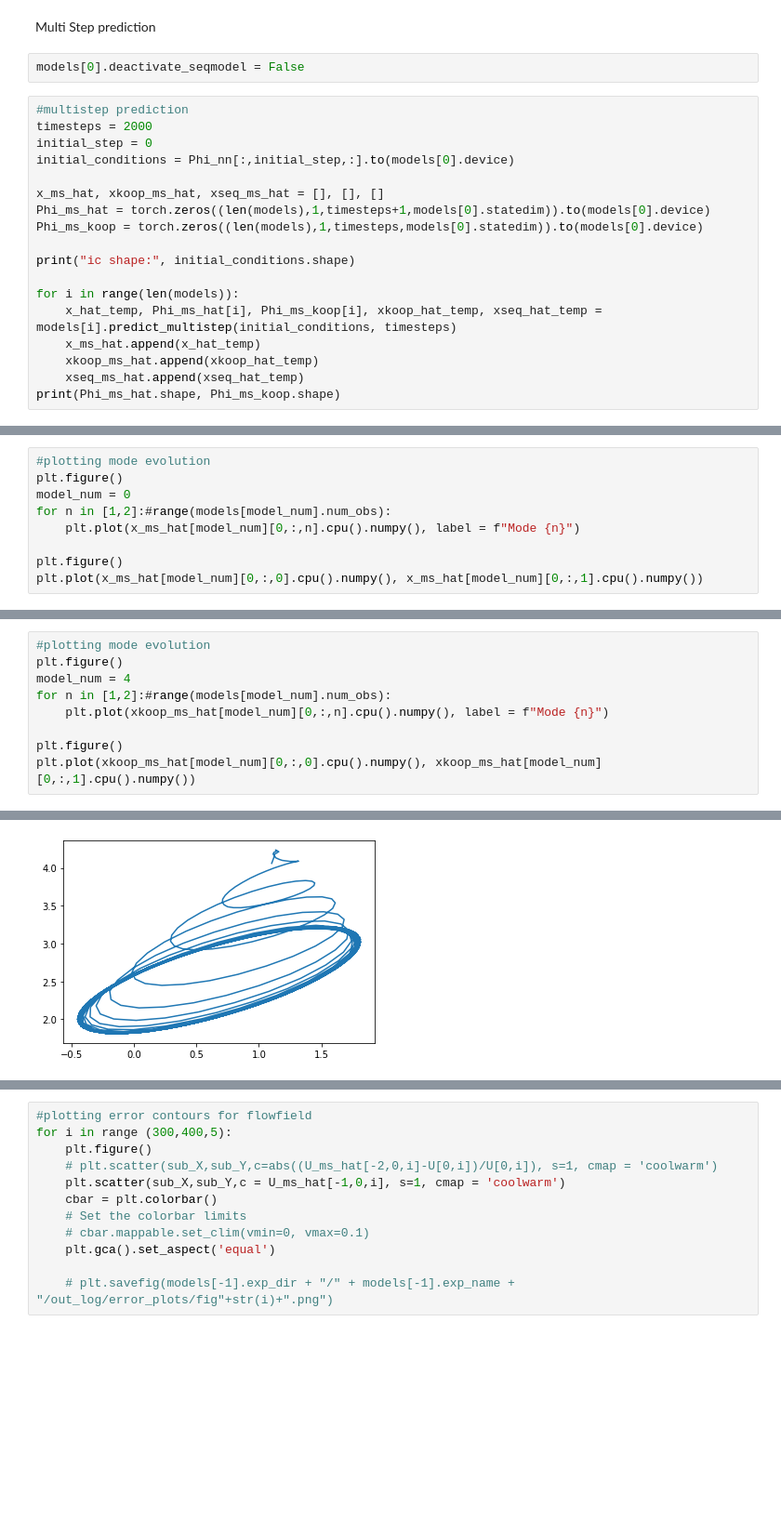
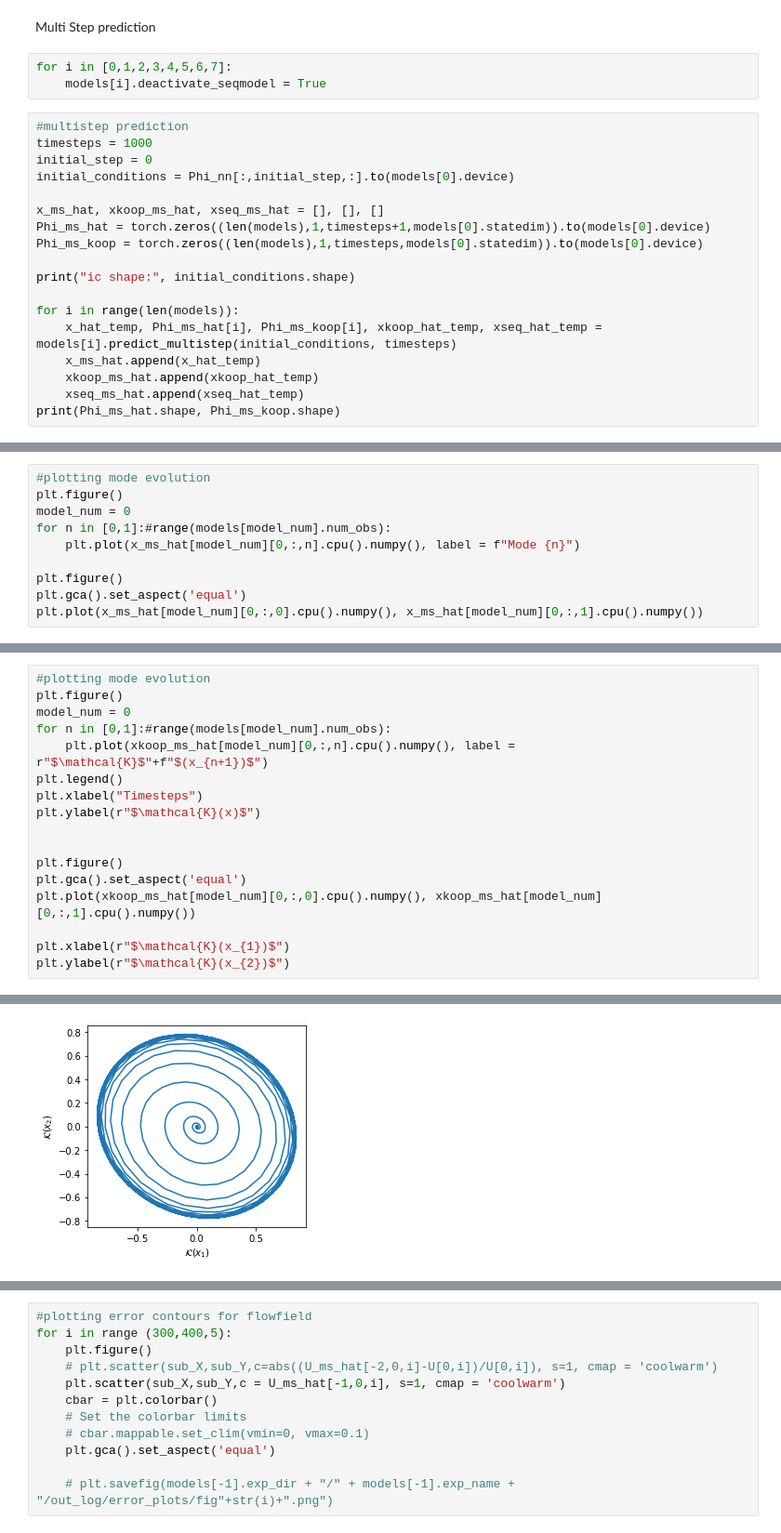
Before and after one commit to RigasLab/MZ-AE, a Jupyter notebook: Notebooks/Exp4_2DCyl/eval_model_notebook_2Dcyl_multimodel_multistep_Exp4.2.5.3.ipynb, the cells around one changed output, grey strips where cells are left out. Shown: that part at 93% size. Saved outputs shown, nothing was run; the diff lists cells and outputs as text; blank space fills up the shorter version.

```diff
--- a/Notebooks/Exp4_2DCyl/eval_model_notebook_2Dcyl_multimodel_multistep_Exp4.2.5.3.ipynb
+++ b/Notebooks/Exp4_2DCyl/eval_model_notebook_2Dcyl_multimodel_multistep_Exp4.2.5.3.ipynb
@@ -220,11 +220,12 @@ plt.ylabel("MSE")
 plt.legend()
 # %% [markdown]
 Multi Step prediction
-# %%
-models[0].deactivate_seqmodel = False
+# %%
+for i in [0,1,2,3,4,5,6,7]:
+    models[i].deactivate_seqmodel = True
 # %%
 #multistep prediction
-timesteps = 2000
+timesteps = 1000
 initial_step = 0
 initial_conditions = Phi_nn[:,initial_step,:].to(models[0].device)
 
@@ -305,10 +305,11 @@ Text(0, 0.5, 'kinetic energy')
 #plotting mode evolution
 plt.figure()
 model_num = 0
-for n in [1,2]:#range(models[model_num].num_obs):
+for n in [0,1]:#range(models[model_num].num_obs):
     plt.plot(x_ms_hat[model_num][0,:,n].cpu().numpy(), label = f"Mode {n}")
 
 plt.figure()
+plt.gca().set_aspect('equal')
 plt.plot(x_ms_hat[model_num][0,:,0].cpu().numpy(), x_ms_hat[model_num][0,:,1].cpu().numpy())
 # %% [output]
 [<matplotlib.lines.Line2D at 0x...>]
@@ -317,10 +318,18 @@ plt.plot(x_ms_hat[model_num][0,:,0].cpu().numpy(), x_ms_hat[model_num][0,:,1].cp
 # %%
 #plotting mode evolution
 plt.figure()
-model_num = 4
-for n in [1,2]:#range(models[model_num].num_obs):
-    plt.plot(xkoop_ms_hat[model_num][0,:,n].cpu().numpy(), label = f"Mode {n}")
+model_num = 0
+for n in [0,1]:#range(models[model_num].num_obs):
+    plt.plot(xkoop_ms_hat[model_num][0,:,n].cpu().numpy(), label = r"$\mathcal{K}$"+f"$(x_{n+1})$")
+plt.legend()
+plt.xlabel("Timesteps")
+plt.ylabel(r"$\mathcal{K}(x)$")
+
 
 plt.figure()
+plt.gca().set_aspect('equal')
 plt.plot(xkoop_ms_hat[model_num][0,:,0].cpu().numpy(), xkoop_ms_hat[model_num][0,:,1].cpu().numpy())
+
+plt.xlabel(r"$\mathcal{K}(x_{1})$")
+plt.ylabel(r"$\mathcal{K}(x_{2})$")
 # %% [output]
@@ -329,4 +338,4 @@ plt.plot(xkoop_ms_hat[model_num][0,:,0].cpu().numpy(), xkoop_ms_hat[model_num][0
-[figure, old version]
+[figure, new version]
 # %%
 #plotting mode evolution
 plt.figure()
```
Also changed, not shown: parts of 15 cells of this notebook, 8 other files.
